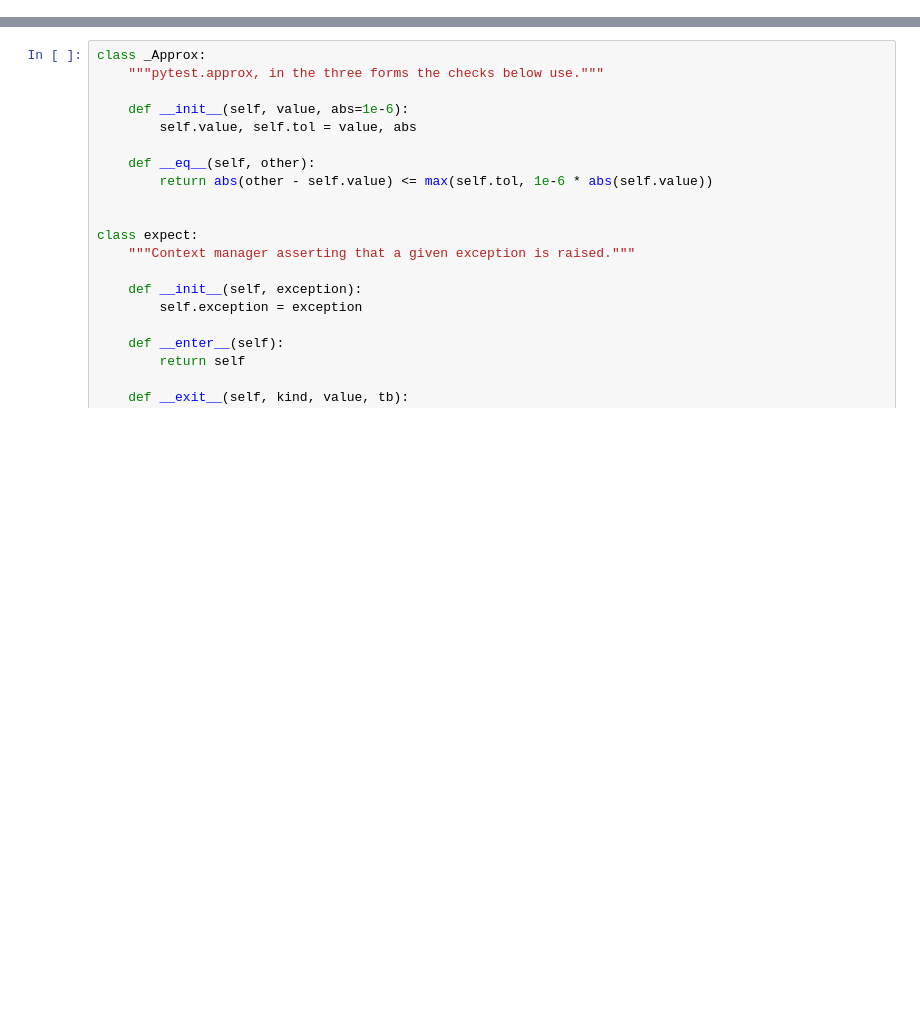
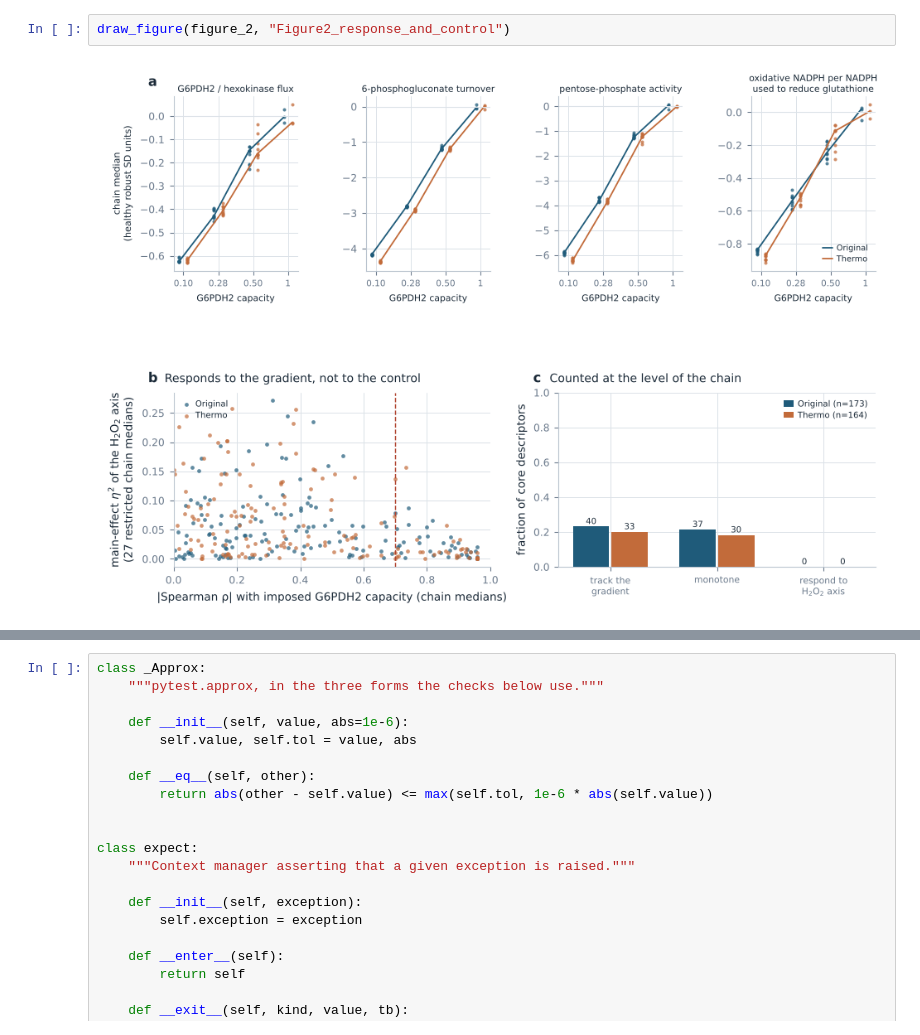
Before and after one commit to GIMIudg/GIMIpapers, a Jupyter notebook: flux2features/notebook/metabolic_flux_phenotyping.ipynb, the cells around one changed output, grey strips where cells are left out. Cells and saved outputs as stored; diff of their text form; blank space fills up the shorter version.

```diff
--- a/flux2features/notebook/metabolic_flux_phenotyping.ipynb
+++ b/flux2features/notebook/metabolic_flux_phenotyping.ipynb
@@ -14025,0 +5741,4 @@ described in section 19. Run them after any change.
+# %%
+draw_figure(figure_2, "Figure2_response_and_control")
+# %% [output]
+[figure, added]
```
Also changed, not shown: parts of 251 cells of this notebook, 21 other files.
